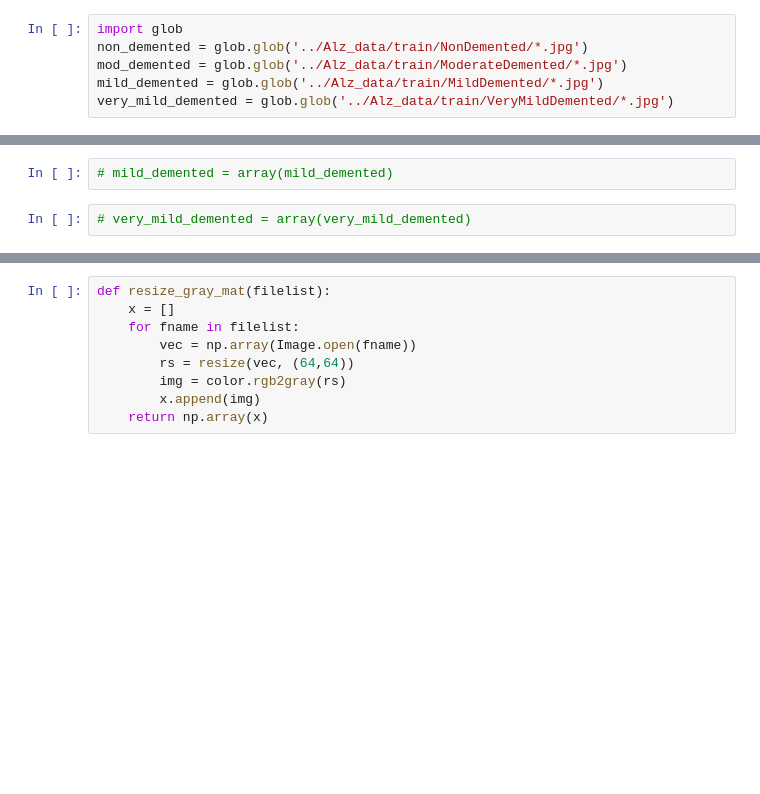
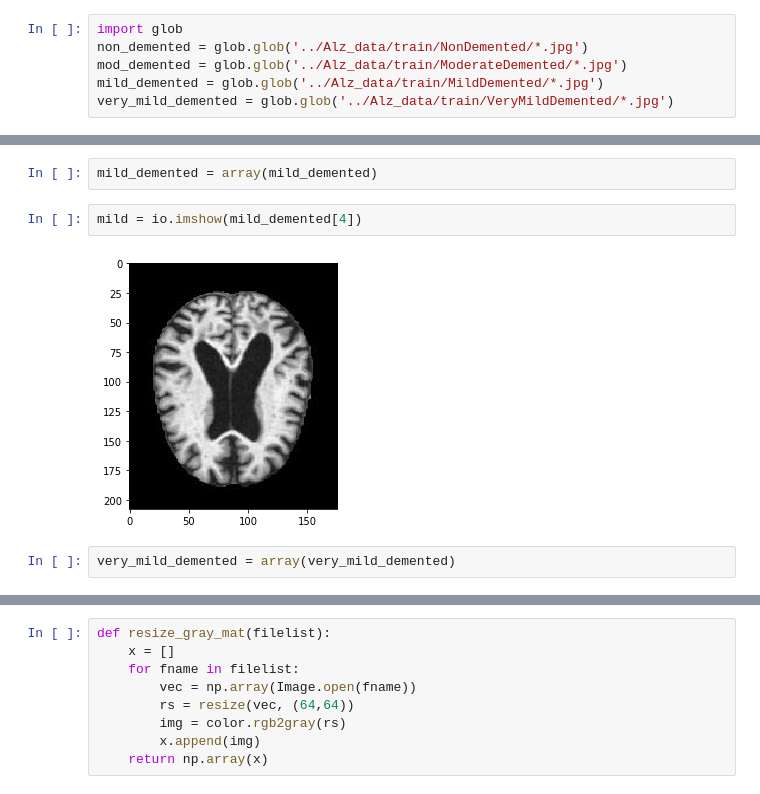
Before and after one commit to ksteve28/Forget-Me-Not-Alzheimer-s-Image-Analysis-Using-A-CNN, a Jupyter notebook: notebooks/full data eda.ipynb, the cells around one changed output, grey strips where cells are left out. Cells and saved outputs as stored; diff of their text form; blank space fills up the shorter version.

```diff
--- a/notebooks/full data eda.ipynb
+++ b/notebooks/full data eda.ipynb
@@ -28,4 +36,8 @@ very_mild_demented = glob.glob('../Alz_data/train/VeryMildDemented/*.jpg')
 # %%
-# mild_demented = array(mild_demented)
+mild_demented = array(mild_demented)
+# %%
+mild = io.imshow(mild_demented[4])
+# %% [output]
+[figure, added]
 # %%
-# very_mild_demented = array(very_mild_demented)
+very_mild_demented = array(very_mild_demented)
```
Also changed, not shown: parts of 12 cells of this notebook, 10 other files.
